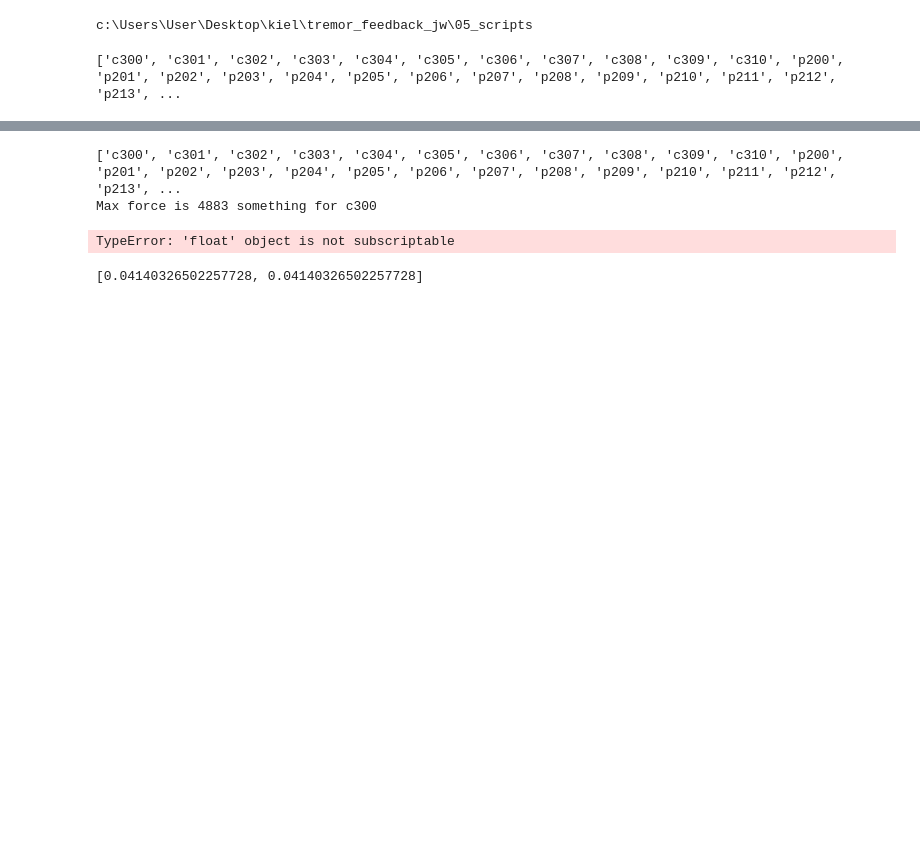
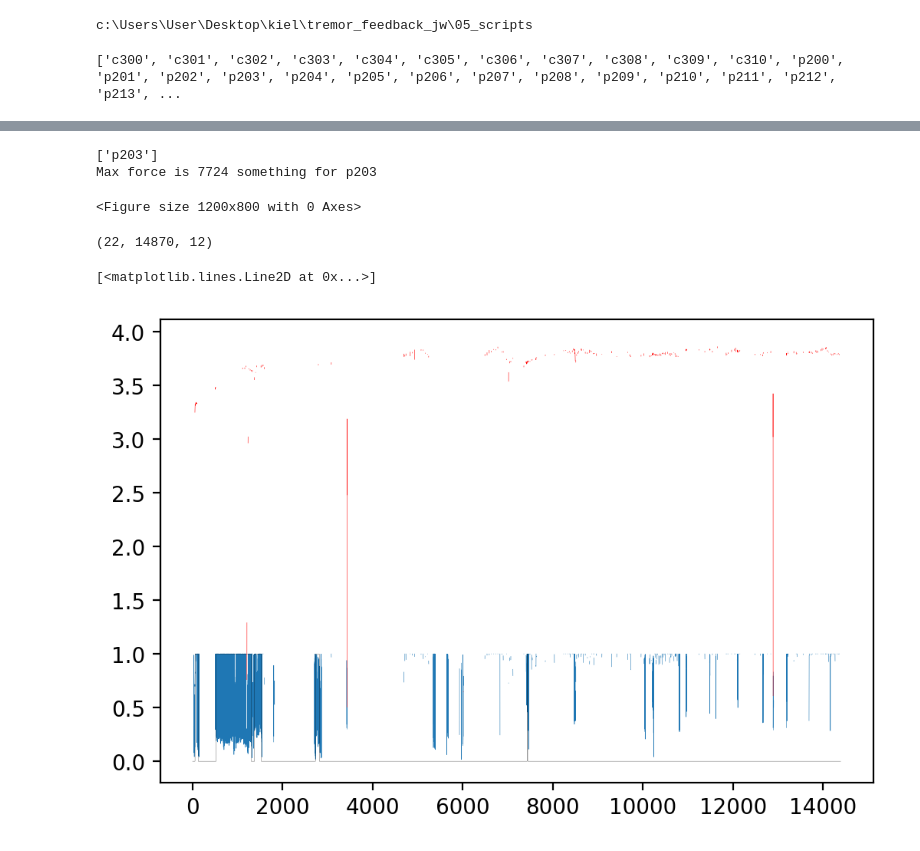
Before and after one commit to JuliusWelzel/tremor_feedback_jw, a Jupyter notebook: 05_scripts/ana01_prep_pupil.ipynb, the cells around one changed output, grey strips where cells are left out. Saved outputs shown, nothing was run; the diff lists cells and outputs as text; code cells hidden in the pictures; blank space fills up the shorter version.

```diff
--- a/05_scripts/ana01_prep_pupil.ipynb
+++ b/05_scripts/ana01_prep_pupil.ipynb
@@ -59,7 +54,7 @@ if np.max(cfg_trial_times) > np.diff(cfg_epoch_times):
     raise ValueError ('Time window of interest ouside epoch length')
 
 # prelocate variables
-tmp_fnms = fnms
+tmp_fnms = fnms[14:15]
 print([f.split('_')[0] for f in tmp_fnms])
 
 id = []
@@ -80,10 +75,7 @@ for f in tmp_fnms:
         continue
 
     # extract ppl chn names
-    ch_info = sub.eye["info"]["desc"][0]["channels"][0]
-    nms_ppl = []
-    for i,ch in enumerate(ch_info["channel"]):
-        nms_ppl.append(ch_info["channel"][i].get('label')[0])
+    nms_ppl = get_channel_labels_ppl_xdf(sub.eye)
 
     # epoch data
     eps = Epochs(sub,sub.eye["time_series"],times=sub.eye["time_stamps"], events=sub.mrk, srate = sub.srate_ppl)
@@ -132,15 +124,16 @@ for f in tmp_fnms:
         tmp_pupil_size = ep["diameter1_3d"][np.logical_and(eps.times > cfg_trial_times[0],eps.times < cfg_trial_times[1])].mean()[0]
         ppl_size.append(tmp_pupil_size)
 
-        if per_bad_samples[-1][0] <= .1:
-            continue
+        cfg_plot_lw = .6
+        if per_bad_samples[-1] <= .1:
+            cfg_plot_lw = .2
 
         cfg_epoch_timevec = np.linspace(-30,30,len(eps.times))
 
         if i in [0,4,8]:
-            plt.plot(cfg_epoch_timevec,ep["diameter1_3d"].ewm(span = eps.srate * 2).mean().to_numpy(),color=tmp_color,linewidth=.8, alpha=.5, label=tmp_label)
+            plt.plot(cfg_epoch_timevec,ep["diameter1_3d"].ewm(span = eps.srate * 2).mean().to_numpy(),color=tmp_color,linewidth=cfg_plot_lw, alpha=.5, label=tmp_label)
         else:
-            plt.plot(cfg_epoch_timevec,ep["diameter1_3d"].ewm(span = eps.srate * 2).mean().to_numpy(),color=tmp_color,linewidth=.8, alpha=.5)
+            plt.plot(cfg_epoch_timevec,ep["diameter1_3d"].ewm(span = eps.srate * 2).mean().to_numpy(),color=tmp_color,linewidth=cfg_plot_lw, alpha=.5)
 
     plt.axvline(0,c='k')
     plt.axvline(-10,c='k',ls = '--', lw = .5)
@@ -156,12 +149,6 @@ for f in tmp_fnms:
     con_view_ang.extend(eps.events["value"][eps.events["value"].str.contains('sfb') ].str.split('_').str[3].astype(float).round(2))
     con_feedback.extend(eps.events["value"][eps.events["value"].str.contains('epoch') ].str.split('_').str[1])
 # %% [output]
-['c300', 'c301', 'c302', 'c303', 'c304', 'c305', 'c306', 'c307', 'c308', 'c309', 'c310', 'p200', 'p201', 'p202', 'p203', 'p204', 'p205', 'p206', 'p207', 'p208', 'p209', 'p210', 'p211', 'p212', 'p213', ...
-Max force is 4883 something for c300
+['p203']
+Max force is 7724 something for p203
-TypeError: 'float' object is not subscriptable
+<Figure size 1200x800 with 0 Axes>
-# %%
-
-per_bad_samples.append(float(idx_bad_samples.sum() / len(idx_bad_samples)))
-per_bad_samples
-# %% [output]
-[0.04140326502257728, 0.04140326502257728]
@@ -167,0 +177,52 @@ per_bad_samples
+# %%
+eps.data.shape
+# %% [output]
+(22, 14870, 12)
+# %%
+from scipy.signal import convolve, windows
+
+history_length = 0.2
+onset_confidence_threshold = 0.5
+offset_confidence_threshold = -0.5
+
+# extract ppl chn names
+ch_info = sub.eye["info"]["desc"][0]["channels"][0]
+nms_ppl = []
+for i,ch in enumerate(ch_info["channel"]):
+    nms_ppl.append(ch_info["channel"][i].get('label')[0])
+
+
+
+idx_ch_oi = 21
+idx_ep_oi = 0
+activity = eps.data[0,:,idx_ep_oi]
+raw = eps.data[idx_ch_oi,:,idx_ep_oi]
+timestamps = eps.times
+total_time = timestamps[-1] - timestamps[0]
+filter_size = 2 * round(len(activity) * history_length / total_time / 2.0)
+blink_filter = np.ones(filter_size) / filter_size
+
+# This is different from the online filter. Convolution will flip
+# the filter and result in a reverse filter response. Therefore
+# we set the first half of the filter to -1 instead of the second
+# half such that we get the expected result.
+#blink_filter[: filter_size // 2] *= -1
+
+# The theoretical response maximum is +-0.5
+# Response of +-0.45 seems sufficient for a confidence of 1.
+filter_response = convolve(activity, blink_filter, mode = "same", method = "direct") / 0.45
+
+onsets = filter_response > onset_confidence_threshold
+offsets = filter_response < -offset_confidence_threshold
+
+response_classification = np.zeros(filter_response.shape)
+response_classification[onsets] = 1.0
+response_classification[offsets] = -1.0
+
+plt.clf()
+plt.plot(activity,lw=0.2)
+plt.plot(response_classification,'k',lw=.1)
+plt.plot(raw,'r',lw=0.2)
+# %% [output]
+[<matplotlib.lines.Line2D at 0x...>]
+[figure, added]
```
Also changed, not shown: parts of 7 cells of this notebook, 27 other files.
